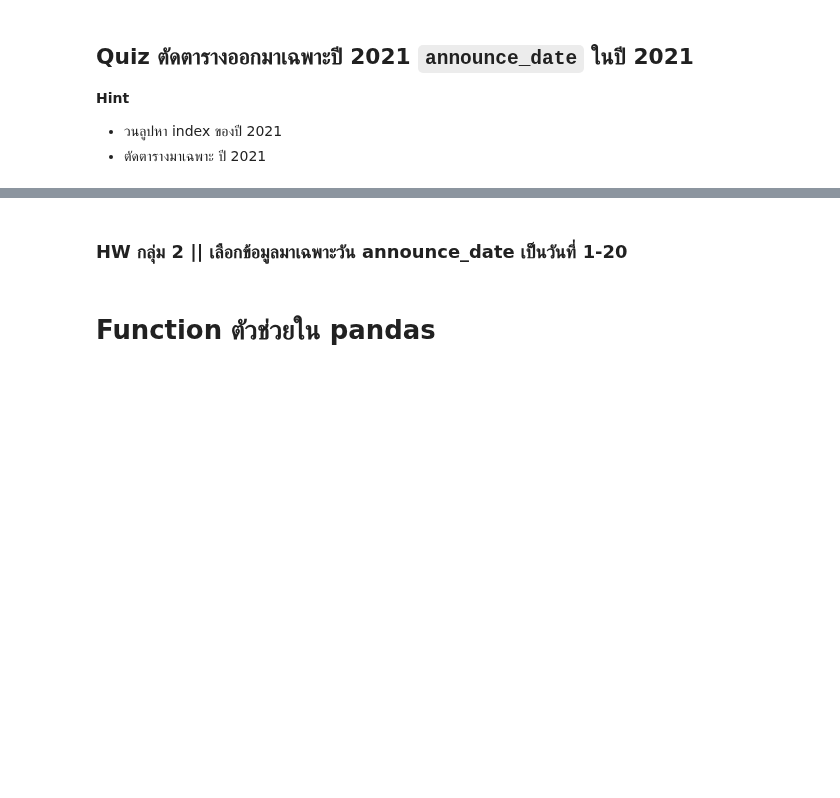
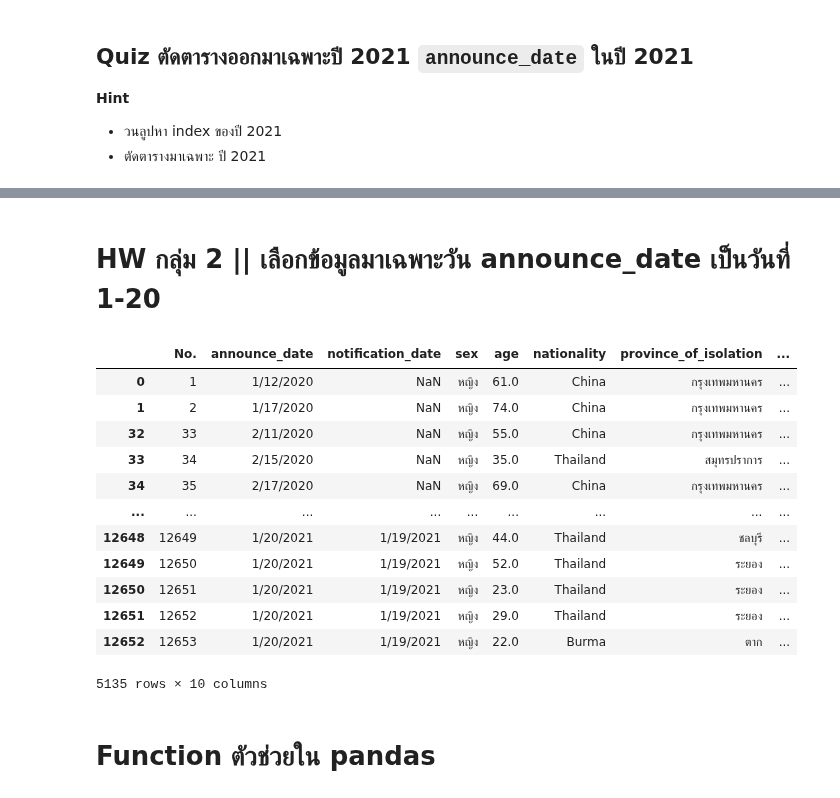
Before and after one commit to mintra-tippayaratsontorn/data_viz_2022, a Jupyter notebook: Pandas101.ipynb, the cells around one changed output, grey strips where cells are left out. Drawn from its saved outputs; the diff is of its cells as text; code cells hidden in the pictures; blank space fills up the shorter version.

Commit message:
GroupHW2

```diff
--- a/Pandas101.ipynb
+++ b/Pandas101.ipynb
@@ -886,5 +885,28 @@ data_covid[TF].head()
 # %% [markdown]
-### HW กลุ่ม 2 || เลือกข้อมูลมาเฉพาะวัน announce_date เป็นวันที่ 1-20
+# HW กลุ่ม 2 || เลือกข้อมูลมาเฉพาะวัน announce_date เป็นวันที่ 1-20
+# %%
+hw_group2 = list()  # ให้ hw_group2 เป็น list ว่าง
+for each_row in data_covid.iterrows():  # วนลูปแต่ละแถวในตาราง data_covid
+    if each_row[1]['announce_date'].split('/')[1] <= '20':  # แยกเดือนวันปีออกด้วย split แล้วหาตัวเลขวันที่น้อยกว่าเท่ากับ 20 ที่อยู่ตำแหน่งที่[1]
+        hw_group2.append(True)  # ถ้าตรงเงื่อนไข เก็บเข้าใน list
+    else:
+        hw_group2.append(False)  # ถ้าไม่ตรงเงื่อนไข ไม่เก็บเข้าใน list
+
+data_covid[hw_group2]  # print list ออกมาดู
+# %% [output]
+|  | No. | announce_date | notification_date | sex | age | nationality | province_of_isolation | ... |
+| 0 | 1 | 1/12/2020 | NaN | หญิง | 61.0 | China | กรุงเทพมหานคร | ... |
+| 1 | 2 | 1/17/2020 | NaN | หญิง | 74.0 | China | กรุงเทพมหานคร | ... |
+| 32 | 33 | 2/11/2020 | NaN | หญิง | 55.0 | China | กรุงเทพมหานคร | ... |
+| 33 | 34 | 2/15/2020 | NaN | หญิง | 35.0 | Thailand | สมุทรปราการ | ... |
+| 34 | 35 | 2/17/2020 | NaN | หญิง | 69.0 | China | กรุงเทพมหานคร | ... |
+| ... | ... | ... | ... | ... | ... | ... | ... | ... |
+| 12648 | 12649 | 1/20/2021 | 1/19/2021 | หญิง | 44.0 | Thailand | ชลบุรี | ... |
+| 12649 | 12650 | 1/20/2021 | 1/19/2021 | หญิง | 52.0 | Thailand | ระยอง | ... |
+| 12650 | 12651 | 1/20/2021 | 1/19/2021 | หญิง | 23.0 | Thailand | ระยอง | ... |
+| 12651 | 12652 | 1/20/2021 | 1/19/2021 | หญิง | 29.0 | Thailand | ระยอง | ... |
+| 12652 | 12653 | 1/20/2021 | 1/19/2021 | หญิง | 22.0 | Burma | ตาก | ... |
+5135 rows × 10 columns
 # %% [markdown]
 # Function ตัวช่วยใน pandas
 # %% [markdown]
```
Also changed, not shown: parts of 2 cells of this notebook.
